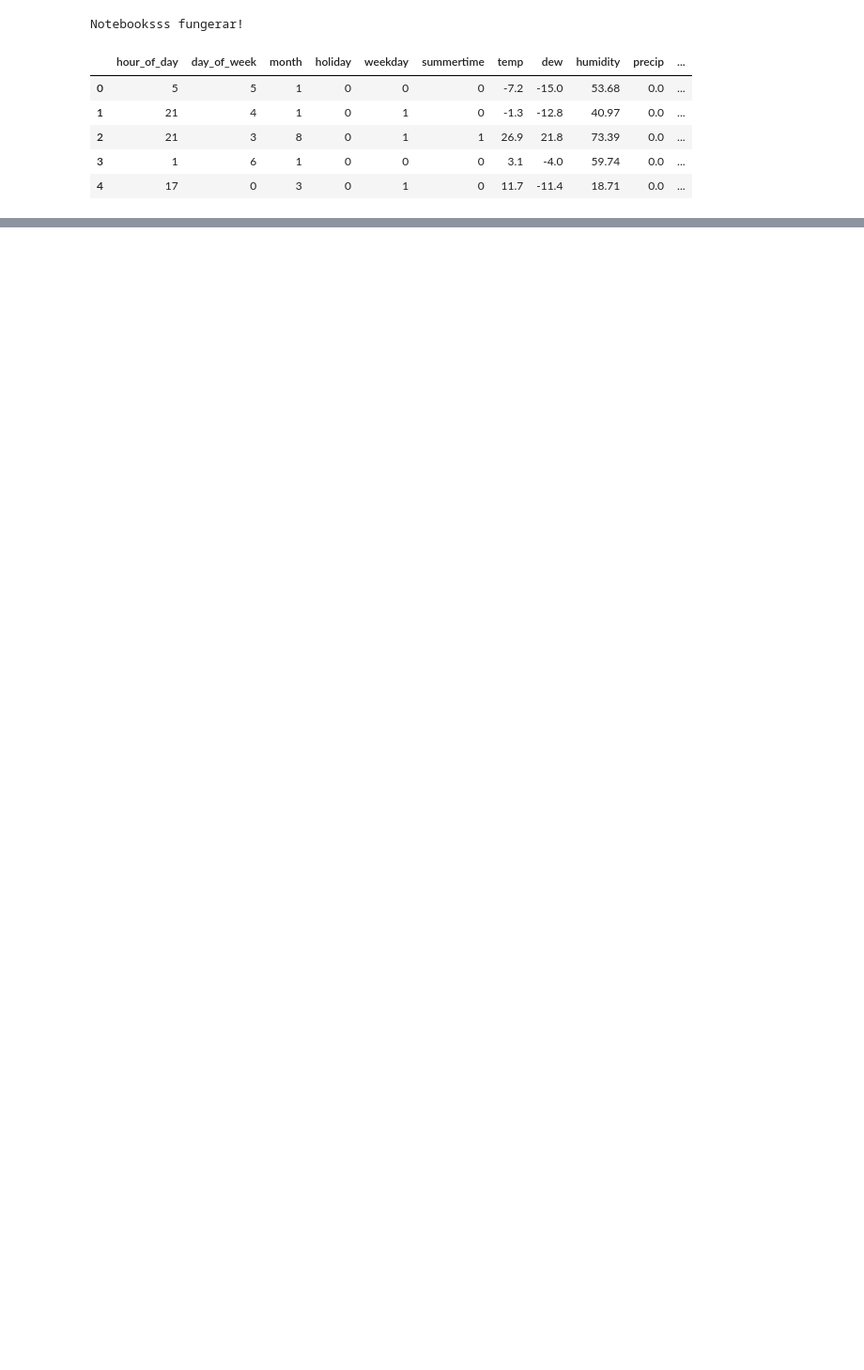
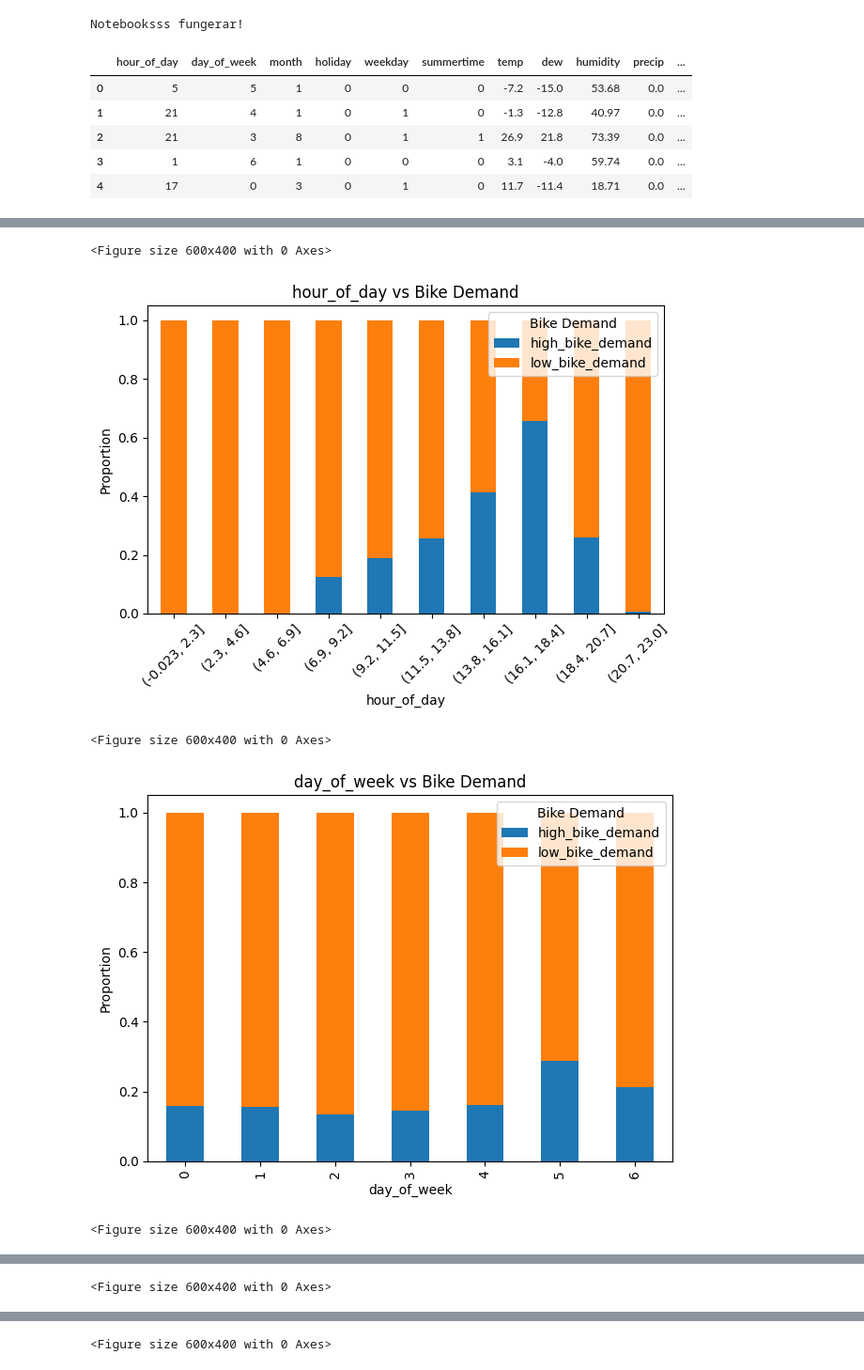
Before and after one commit to sebberendel/machine_learning_project, a Jupyter notebook: notebooks/sebbe.ipynb, the cells around one changed output, grey strips where cells are left out. Shown at 94% size. Cells and saved outputs as stored; diff of their text form; code cells hidden in the pictures; blank space fills up the shorter version.

```diff
--- a/notebooks/sebbe.ipynb
+++ b/notebooks/sebbe.ipynb
@@ -17,0 +58,42 @@ Notebooksss fungerar!
+# %%
+import pandas as pd
+import matplotlib.pyplot as plt
+
+# Läs in data
+training_data = pd.read_csv("../training/training_data_VT2026.csv")
+
+# Lista features (exkludera target)
+features = [c for c in training_data.columns if c != 'increase_stock']
+
+for column in features:
+    plt.figure(figsize=(6,4))
+
+    # Kategorisk eller numerisk
+    if training_data[column].dtype == "object" or training_data[column].nunique() < 10:
+        # Kategorisk → direkt proportion per kategori
+        prop = training_data.groupby(column)['increase_stock'].value_counts(normalize=True).unstack()
+        prop.plot(kind='bar', stacked=True)
+        plt.ylabel("Proportion")
+        plt.xlabel(column)
+
+    else:
+        # Numerisk → dela upp i bins
+        bins = 10
+        training_data['bin'] = pd.cut(training_data[column], bins=bins)
+        prop = training_data.groupby('bin')['increase_stock'].value_counts(normalize=True).unstack()
+        prop.plot(kind='bar', stacked=True)
+        plt.ylabel("Proportion")
+        plt.xlabel(column)
+        plt.xticks(rotation=45)
+        training_data.drop(columns='bin', inplace=True)
+
+    plt.title(f"{column} vs Bike Demand")
+    plt.legend(title='Bike Demand')
+    plt.tight_layout()
+    plt.show()
+# %% [output]
+<Figure size 600x400 with 0 Axes>
+[figure, added]
+<Figure size 600x400 with 0 Axes>
+[figure, added]
+<Figure size 600x400 with 0 Axes>
@@ -17,0 +101 @@ Notebooksss fungerar!
+<Figure size 600x400 with 0 Axes>
@@ -17,0 +103 @@ Notebooksss fungerar!
+<Figure size 600x400 with 0 Axes>
```
Also changed, not shown: parts of 3 cells of this notebook, 1 other file.
